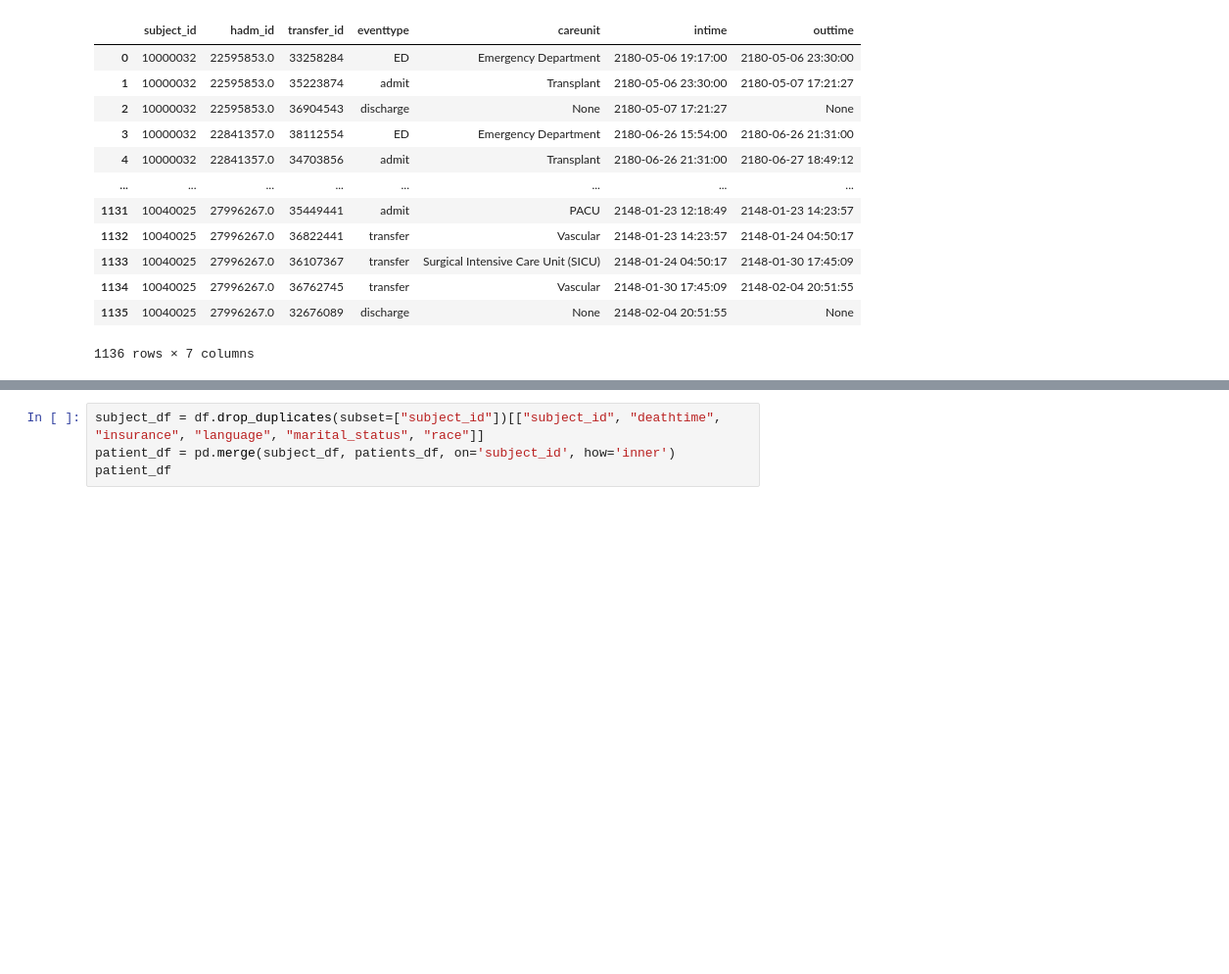
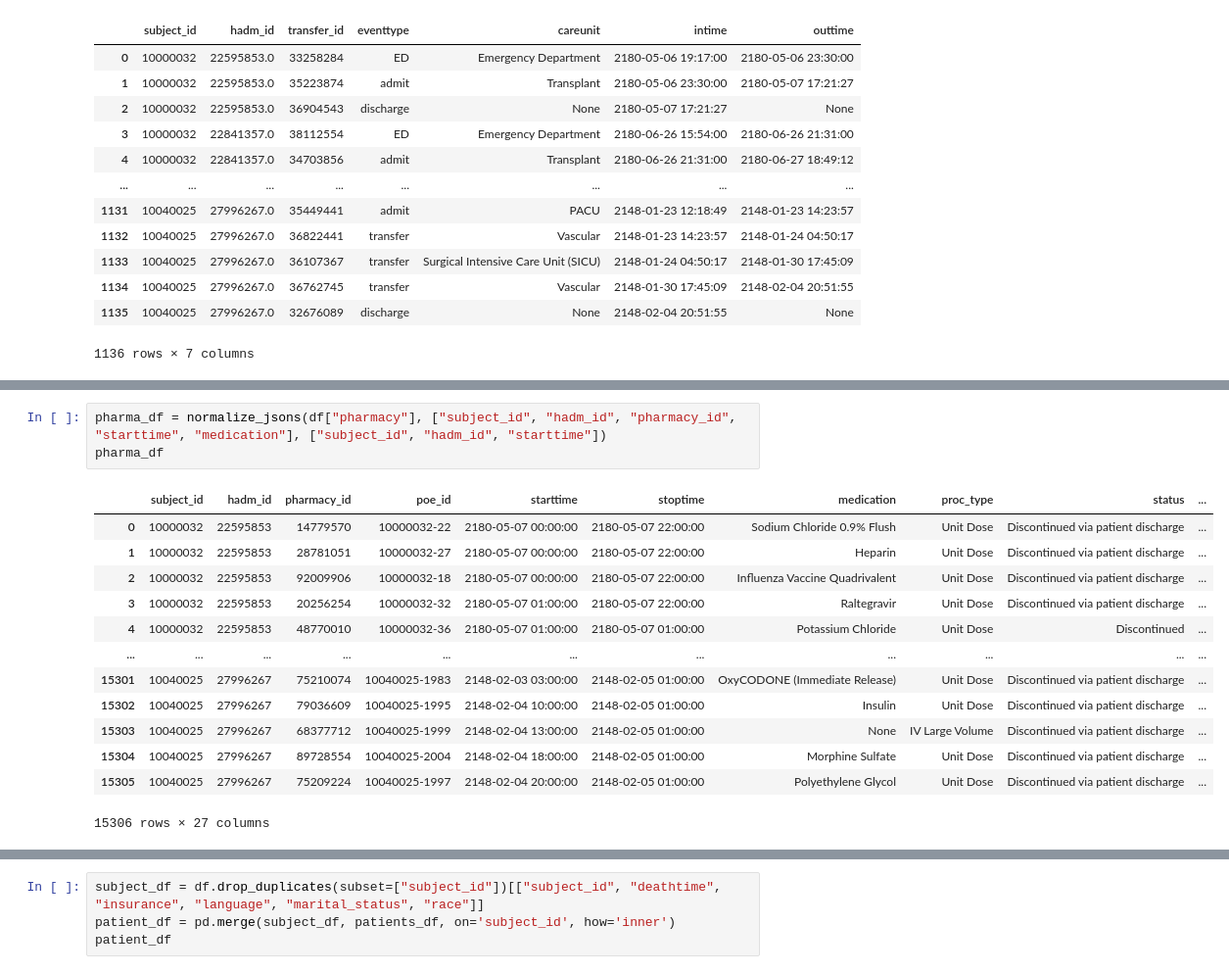
Before and after one commit to kkkarnav/MIMIC, a Jupyter notebook: 1_data_creation.ipynb, the cells around one changed output, grey strips where cells are left out. Shown: that part at 98% size. Cells and saved outputs as stored; diff of their text form; blank space fills up the shorter version.

```diff
--- a/1_data_creation.ipynb
+++ b/1_data_creation.ipynb
@@ -173,2 +219,19 @@ Name: careunit, dtype: int64
+# %%
+pharma_df = normalize_jsons(df["pharmacy"], ["subject_id", "hadm_id", "pharmacy_id", "starttime", "medication"], ["subject_id", "hadm_id", "starttime"])
+pharma_df
+# %% [output]
+|  | subject_id | hadm_id | pharmacy_id | poe_id | starttime | stoptime | medication | proc_type | status | ... |
+| 0 | 10000032 | 22595853 | 14779570 | 10000032-22 | 2180-05-07 00:00:00 | 2180-05-07 22:00:00 | Sodium Chloride 0.9% Flush | Unit Dose | Discontinued via patient discharge | ... |
+| 1 | 10000032 | 22595853 | 28781051 | 10000032-27 | 2180-05-07 00:00:00 | 2180-05-07 22:00:00 | Heparin | Unit Dose | Discontinued via patient discharge | ... |
+| 2 | 10000032 | 22595853 | 92009906 | 10000032-18 | 2180-05-07 00:00:00 | 2180-05-07 22:00:00 | Influenza Vaccine Quadrivalent | Unit Dose | Discontinued via patient discharge | ... |
+| 3 | 10000032 | 22595853 | 20256254 | 10000032-32 | 2180-05-07 01:00:00 | 2180-05-07 22:00:00 | Raltegravir | Unit Dose | Discontinued via patient discharge | ... |
+| 4 | 10000032 | 22595853 | 48770010 | 10000032-36 | 2180-05-07 01:00:00 | 2180-05-07 01:00:00 | Potassium Chloride | Unit Dose | Discontinued | ... |
+| ... | ... | ... | ... | ... | ... | ... | ... | ... | ... | ... |
+| 15301 | 10040025 | 27996267 | 75210074 | 10040025-1983 | 2148-02-03 03:00:00 | 2148-02-05 01:00:00 | OxyCODONE (Immediate Release) | Unit Dose | Discontinued via patient discharge | ... |
+| 15302 | 10040025 | 27996267 | 79036609 | 10040025-1995 | 2148-02-04 10:00:00 | 2148-02-05 01:00:00 | Insulin | Unit Dose | Discontinued via patient discharge | ... |
+| 15303 | 10040025 | 27996267 | 68377712 | 10040025-1999 | 2148-02-04 13:00:00 | 2148-02-05 01:00:00 | None | IV Large Volume | Discontinued via patient discharge | ... |
+| 15304 | 10040025 | 27996267 | 89728554 | 10040025-2004 | 2148-02-04 18:00:00 | 2148-02-05 01:00:00 | Morphine Sulfate | Unit Dose | Discontinued via patient discharge | ... |
+| 15305 | 10040025 | 27996267 | 75209224 | 10040025-1997 | 2148-02-04 20:00:00 | 2148-02-05 01:00:00 | Polyethylene Glycol | Unit Dose | Discontinued via patient discharge | ... |
+15306 rows × 27 columns
 # %%
 data = []
```
Also changed, not shown: parts of 9 cells of this notebook.
